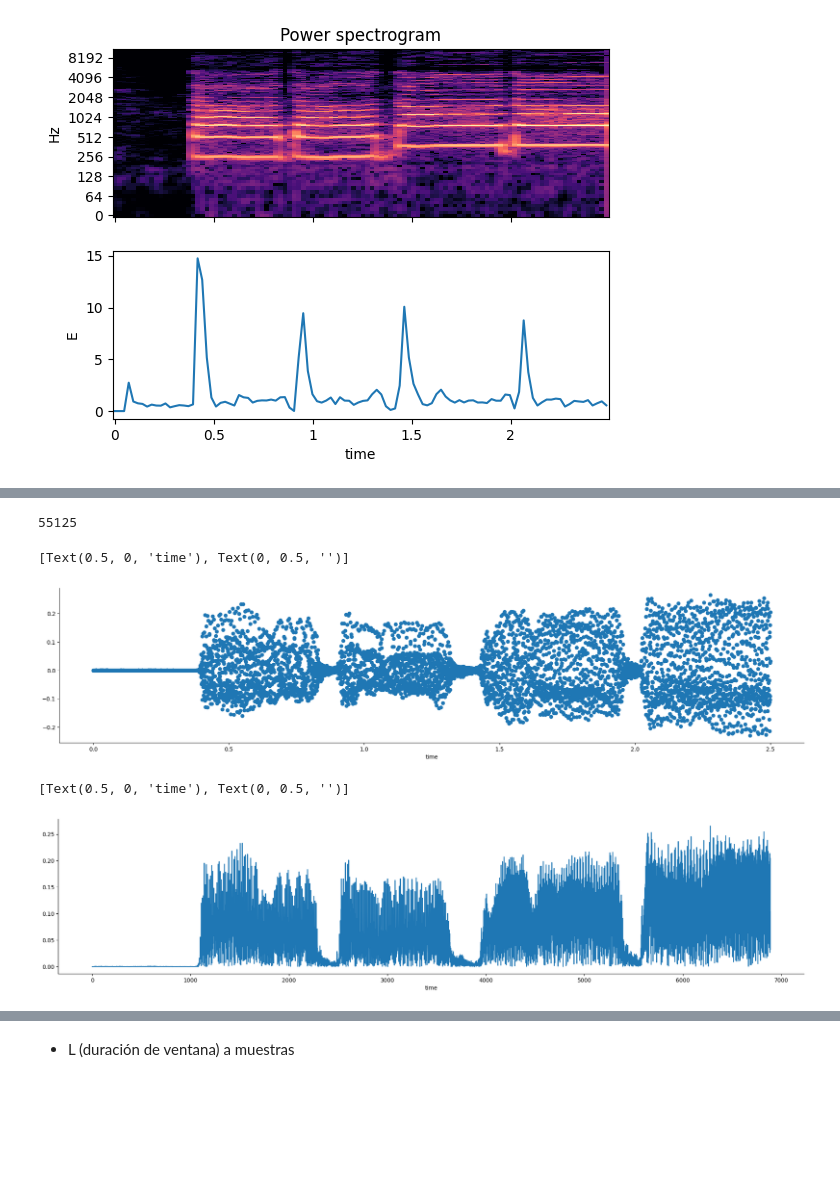
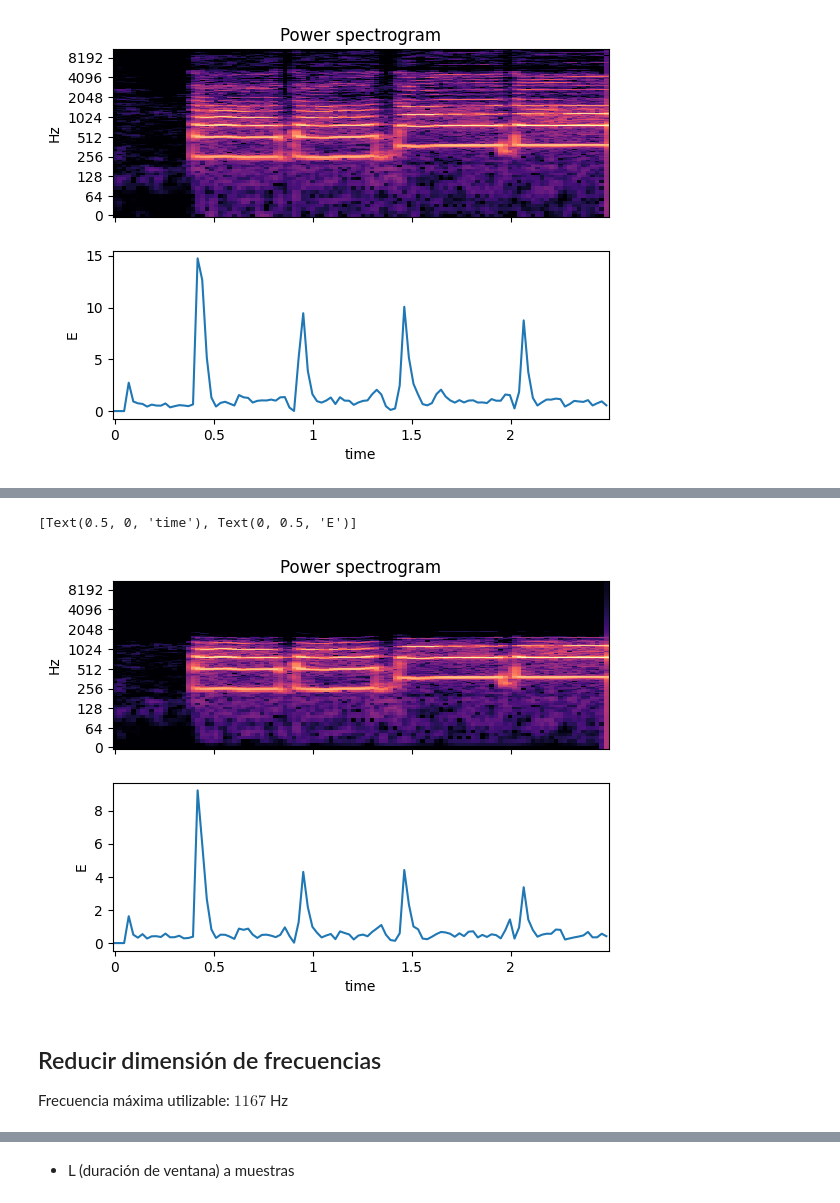
Before and after one commit to JafetMoon/hum_transcription_Project_DIA, a Jupyter notebook: 1b-analisis_audios.ipynb, the cells around one changed output, grey strips where cells are left out. Drawn from its saved outputs; the diff is of its cells as text; code cells hidden in the pictures; blank space fills up the shorter version.

```diff
--- a/1b-analisis_audios.ipynb
+++ b/1b-analisis_audios.ipynb
@@ -108,31 +87,34 @@ ax.set(xlabel='time', ylabel='')
-# %%
-20 * 22050//8
-# %% [output]
-55125
-# %%
-fig, ax = plt.subplots()
-fig.set_size_inches(24,5)
-
-audio_path = 'datos\Tarareos\wav_data_sync_with_midi\F01_0009_0001_2_D.wav'
-y, sr = librosa.load(audio_path, sr=22050//8)
-x = np.linspace(0,20,len(y))
-index = int(len(x)*0.125)
-ax.scatter(x[:index], y[:index]) #[:len(y)//8]
-ax.spines[['right', 'top']].set_visible(False)
-ax.set(xlabel='time', ylabel='')
-# %% [output]
-[Text(0.5, 0, 'time'), Text(0, 0.5, '')]
-[figure, removed]
-# %%
-fig, ax = plt.subplots()
-fig.set_size_inches(24,5)
-
-audio_path = 'datos\Tarareos\wav_data_sync_with_midi\F01_0009_0001_2_D.wav'
-y, sr = librosa.load(audio_path, sr=22050//8)
-
-ax.plot(abs(y[:len(y)//8]))
-ax.spines[['right', 'top']].set_visible(False)
-ax.set(xlabel='time', ylabel='')
-# %% [output]
-[Text(0.5, 0, 'time'), Text(0, 0.5, '')]
-[figure, removed]
+# %%
+from scipy.signal import butter, sosfilt
+
+# Definir el filtro de paso banda (band-pass)
+lowcut = 18.35404799483797  # Frecuencia mínima en Hz
+highcut = 1166.5738482488446  # Frecuencia máxima en Hz
+fs = 22050  # Frecuencia de muestreo
+
+# Diseñar filtro Butterworth
+sos = butter(10, [lowcut, highcut], btype='band', fs=fs, output='sos',)
+
+# Aplicar filtro
+y_filtered = sosfilt(sos, y)
+# %%
+y = y_filtered
+o_env = librosa.onset.onset_strength(y=y[:len(y)//8], sr=sr)
+times = librosa.times_like(o_env, sr=sr)
+onset_frames = librosa.onset.onset_detect(onset_envelope=o_env, sr=sr)
+
+D = np.abs(librosa.stft(y[:len(y)//8]))
+fig, ax = plt.subplots(nrows=2, sharex=True)
+librosa.display.specshow(librosa.amplitude_to_db(D, ref=np.max),
+                         x_axis='time', y_axis='log', ax=ax[0])
+ax[0].set(title='Power spectrogram')
+ax[0].label_outer()
+ax[1].plot(times, o_env, label='Onset strength')
+ax[1].set(xlabel='time', ylabel='E')
+# %% [output]
+[Text(0.5, 0, 'time'), Text(0, 0.5, 'E')]
+[figure, added]
+# %% [markdown]
+## Reducir dimensión de frecuencias
+
+Frecuencia máxima utilizable: $1167$ Hz
```
Also changed, not shown: parts of 43 cells of this notebook, 7 other files.
